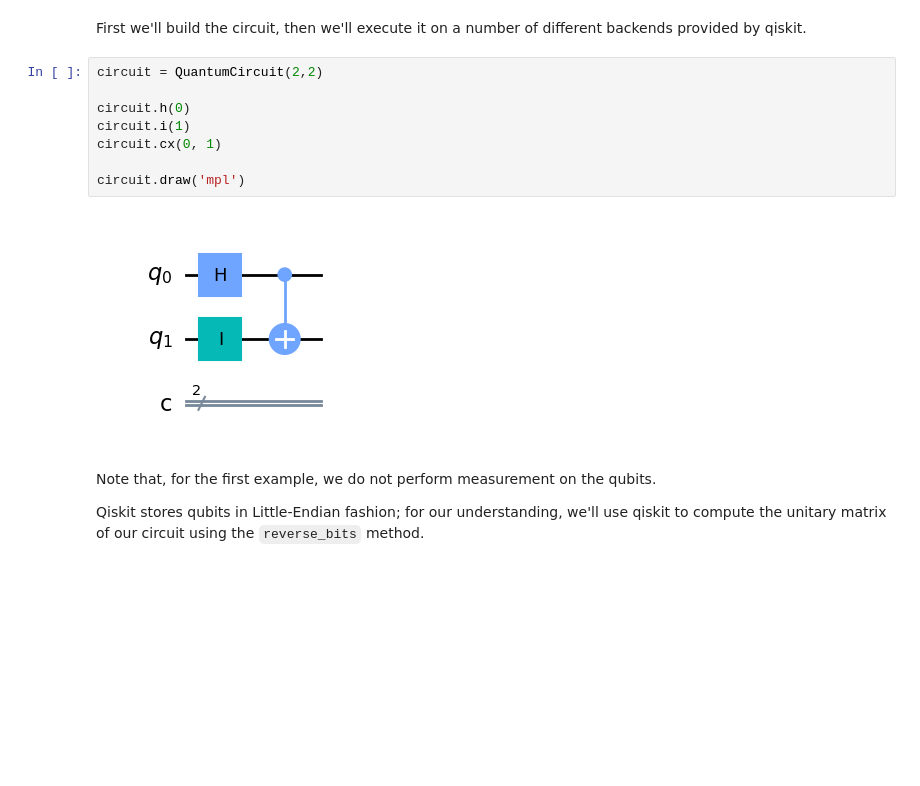
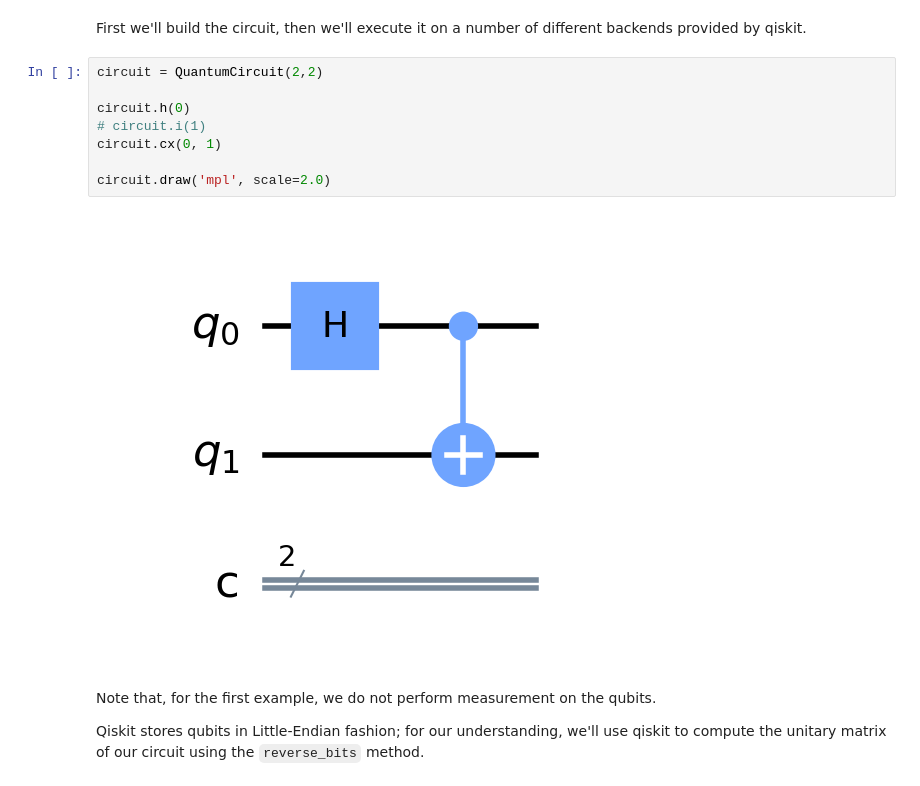
Before and after one commit to cablelabs/QuantumFoundations, a Jupyter notebook: Quantum Gates.ipynb, the cells around one changed output. Saved outputs shown, nothing was run; the diff lists cells and outputs as text; blank space fills up the shorter version.

```diff
--- a/Quantum Gates.ipynb
+++ b/Quantum Gates.ipynb
@@ -175,13 +175,13 @@ First we'll build the circuit, then we'll execute it on a number of different ba
 # %%
 circuit = QuantumCircuit(2,2)
 
 circuit.h(0)
-circuit.i(1)
+# circuit.i(1)
 circuit.cx(0, 1)
 
-circuit.draw('mpl')
+circuit.draw('mpl', scale=2.0)
 # %% [output]
-[figure, old version]
+[figure, new version]
 # %% [markdown]
 Note that, for the first example, we do not perform measurement on the qubits.
 
```
Also changed, not shown: parts of 2 cells of this notebook, 1 other file.
